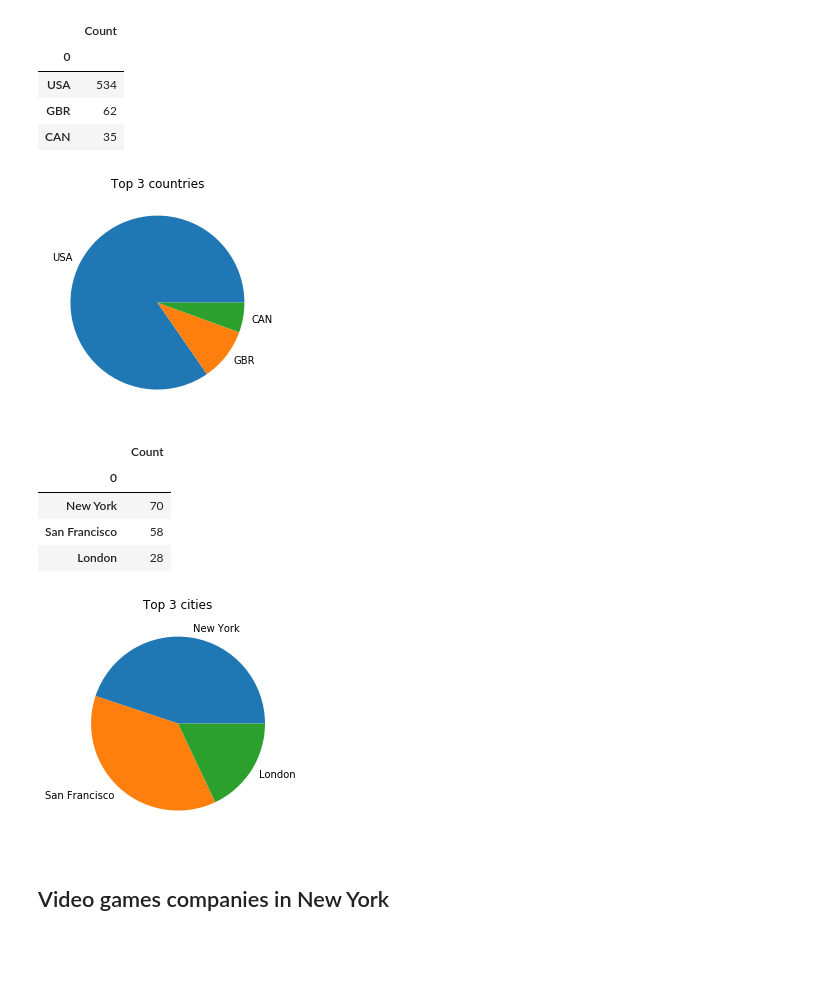
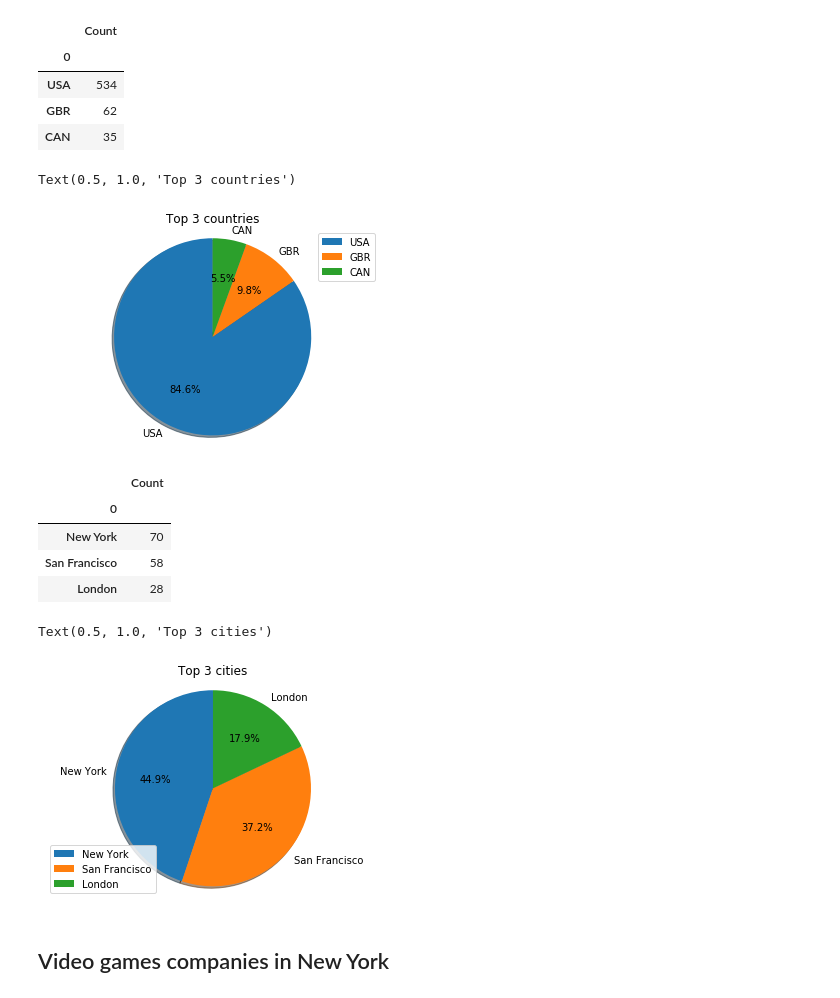
Before and after one commit to jgph91/Location-for-a-videogames-office-in-NYC, a Jupyter notebook: PyMongo.ipynb, the cells around one changed output. Cells and saved outputs as stored; diff of their text form; code cells hidden in the pictures; blank space fills up the shorter version.

```diff
--- a/PyMongo.ipynb
+++ b/PyMongo.ipynb
@@ -60,15 +62,18 @@ n_countries.head(3)
 # %%
 #pie chart showing top 3 countries in number of video games companies
 top_countries = n_countries.head(3)
-
-plt.title('Top 3 countries')
 values = top_countries['Count']
 labels = ['USA','GBR','CAN']
-plt.pie(values,labels = labels)
 
-plt.show()
+fig1, ax1 = plt.subplots()
+ax1.pie(values,labels = labels, autopct='%1.1f%%',
+        shadow=True, startangle=90)
+ax1.axis('equal')
+ax1.legend()
+ax1.set_title('Top 3 countries')
 # %% [output]
+Text(0.5, 1.0, 'Top 3 countries')
-[figure, old version]
+[figure, new version]
 # %%
 #finding out which is the city where most of this companies are located -> New York
 
@@ -102,15 +107,18 @@ n_cities.head(3)
 # %%
 # pie chart showing top 3 cities in number of video games companies
 top_cities = n_cities.head(3)
-
-plt.title('Top 3 cities')
 values = top_cities['Count']
 labels = ['New York','San Francisco','London']
-plt.pie(values,labels = labels)
 
-plt.show()
+fig1, ax1 = plt.subplots()
+ax1.pie(values,labels = labels, autopct='%1.1f%%',
+        shadow=True, startangle=90)
+ax1.axis('equal')
+ax1.legend(loc='lower left')
+ax1.set_title('Top 3 cities')
 # %% [output]
+Text(0.5, 1.0, 'Top 3 cities')
-[figure, old version]
+[figure, new version]
 # %% [markdown]
 ## Video games companies in New York
 # %%
```
Also changed, not shown: parts of 5 cells of this notebook, 10 other files.
